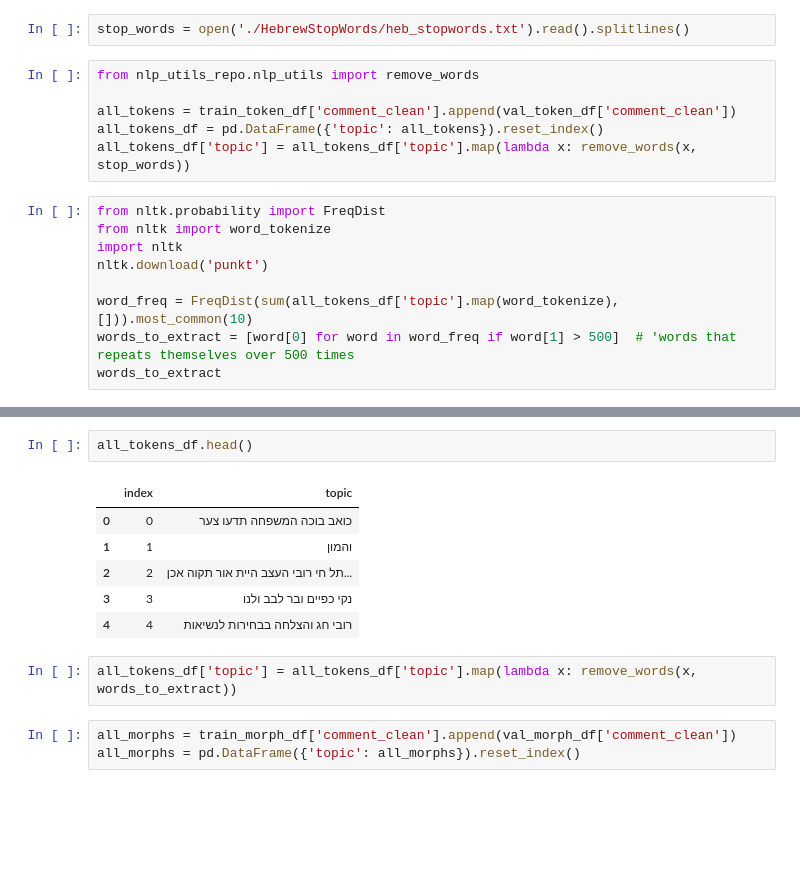
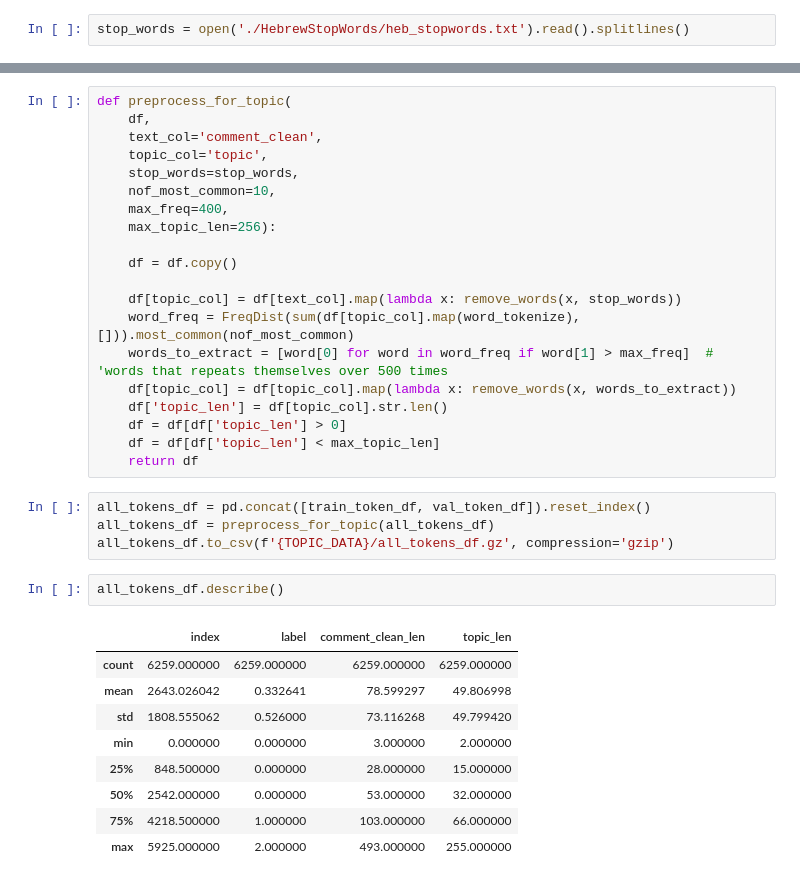
Before and after one commit to wzwzeyal/ojt_bert, a Jupyter notebook: notebooks_exploration/onlp_data_preprocess.ipynb, the cells around one changed output, grey strips where cells are left out. Saved outputs shown, nothing was run; the diff lists cells and outputs as text; blank space fills up the shorter version.

```diff
--- a/notebooks_exploration/onlp_data_preprocess.ipynb
+++ b/notebooks_exploration/onlp_data_preprocess.ipynb
@@ -174,18 +185,3 @@ max      2.000000         126.000000
 fatal: destination path 'HebrewStopWords' already exists and is not an empty directory.
 # %%
 stop_words = open('./HebrewStopWords/heb_stopwords.txt').read().splitlines()
-# %%
-from nlp_utils_repo.nlp_utils import remove_words
-
-all_tokens = train_token_df['comment_clean'].append(val_token_df['comment_clean'])
-all_tokens_df = pd.DataFrame({'topic': all_tokens}).reset_index()
-all_tokens_df['topic'] = all_tokens_df['topic'].map(lambda x: remove_words(x, stop_words))
-# %%
-from nltk.probability import FreqDist
-from nltk import word_tokenize
-import nltk
-nltk.download('punkt')
-
-word_freq = FreqDist(sum(all_tokens_df['topic'].map(word_tokenize), [])).most_common(10)
-words_to_extract = [word[0] for word in word_freq if word[1] > 500]  # 'words that repeats themselves over 500 times
-words_to_extract
@@ -196,14 +188,36 @@ words_to_extract
+# %%
+def preprocess_for_topic(
+    df,
+    text_col='comment_clean',
+    topic_col='topic',
+    stop_words=stop_words,
+    nof_most_common=10,
+    max_freq=400,
+    max_topic_len=256):
+
+    df = df.copy()
+
+    df[topic_col] = df[text_col].map(lambda x: remove_words(x, stop_words))
+    word_freq = FreqDist(sum(df[topic_col].map(word_tokenize), [])).most_common(nof_most_common)
+    words_to_extract = [word[0] for word in word_freq if word[1] > max_freq]  # 'words that repeats themselves over 500 times
+    df[topic_col] = df[topic_col].map(lambda x: remove_words(x, words_to_extract))
+    df['topic_len'] = df[topic_col].str.len()
+    df = df[df['topic_len'] > 0]
+    df = df[df['topic_len'] < max_topic_len]
+    return df
+# %%
+all_tokens_df = pd.concat([train_token_df, val_token_df]).reset_index()
+all_tokens_df = preprocess_for_topic(all_tokens_df)
+all_tokens_df.to_csv(f'{TOPIC_DATA}/all_tokens_df.gz', compression='gzip')
 # %%
-all_tokens_df.head()
+all_tokens_df.describe()
 # %% [output]
-|  | index | topic |
-| 0 | 0 | כואב בוכה המשפחה תדעו צער |
-| 1 | 1 | והמון |
-| 2 | 2 | תל חי רובי העצב היית אור תקוה אכן... |
-| 3 | 3 | נקי כפיים ובר לבב ולנו |
-| 4 | 4 | רובי חג והצלחה בבחירות לנשיאות |
+|  | index | label | comment_clean_len | topic_len |
+| count | 6259.000000 | 6259.000000 | 6259.000000 | 6259.000000 |
+| mean | 2643.026042 | 0.332641 | 78.599297 | 49.806998 |
+| std | 1808.555062 | 0.526000 | 73.116268 | 49.799420 |
+| min | 0.000000 | 0.000000 | 3.000000 | 2.000000 |
+| 25% | 848.500000 | 0.000000 | 28.000000 | 15.000000 |
+| 50% | 2542.000000 | 0.000000 | 53.000000 | 32.000000 |
+| 75% | 4218.500000 | 1.000000 | 103.000000 | 66.000000 |
+| max | 5925.000000 | 2.000000 | 493.000000 | 255.000000 |
-# %%
-all_tokens_df['topic'] = all_tokens_df['topic'].map(lambda x: remove_words(x, words_to_extract))
-# %%
-all_morphs = train_morph_df['comment_clean'].append(val_morph_df['comment_clean'])
-all_morphs = pd.DataFrame({'topic': all_morphs}).reset_index()
```
Also changed, not shown: parts of 10 cells of this notebook, 1 other file.
